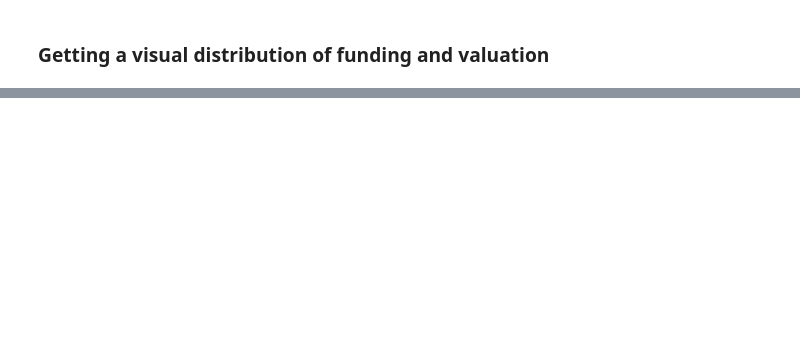
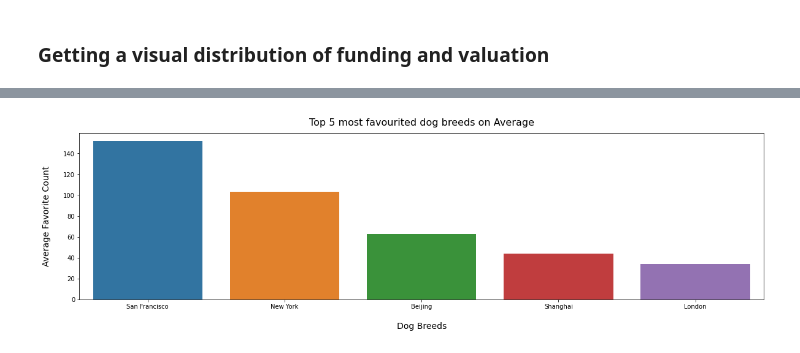
Before and after one commit to idowujames/unicorn-companies, a Jupyter notebook: Unicorn_Companies.ipynb, the cells around one changed output, grey strips where cells are left out. Saved outputs shown, nothing was run; the diff lists cells and outputs as text; code cells hidden in the pictures; blank space fills up the shorter version.

Commit message:
Top 5 cities data visuailzation - begining

```diff
--- a/Unicorn_Companies.ipynb
+++ b/Unicorn_Companies.ipynb
@@ -263,0 +262,7 @@ Text(0, 0.5, 'Count')
+# %%
+# Top 5 cities with the most unicorns
+
+top_5_cites = df['city'].value_counts().head().reset_index()
+top_5_cites.columns=['city', 'count']
+
+top_5_cites
@@ -263,0 +276,10 @@ Text(0, 0.5, 'Count')
+# %%
+sns.barplot(x = 'city', y = 'count', data = top_5_cites)
+
+plt.title('Top 5 most favourited dog breeds on Average', fontsize = 16 , pad = 12)
+plt.xlabel('Dog Breeds', fontsize = 14, labelpad=20)
+plt.ylabel('Average Favorite Count', fontsize = 14, labelpad=20)
+
+
+plt.show();
+# %% [output]
@@ -263,0 +291 @@ Text(0, 0.5, 'Count')
+[figure, added]
```
Also changed, not shown: parts of 6 cells of this notebook.
